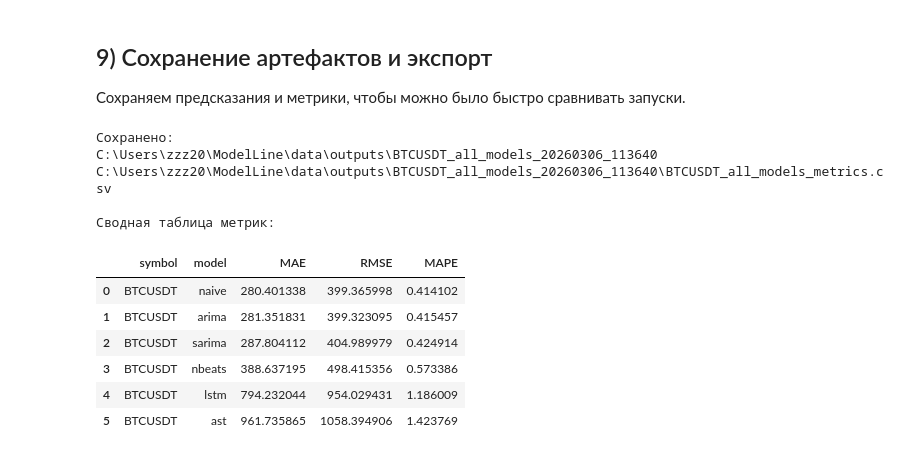
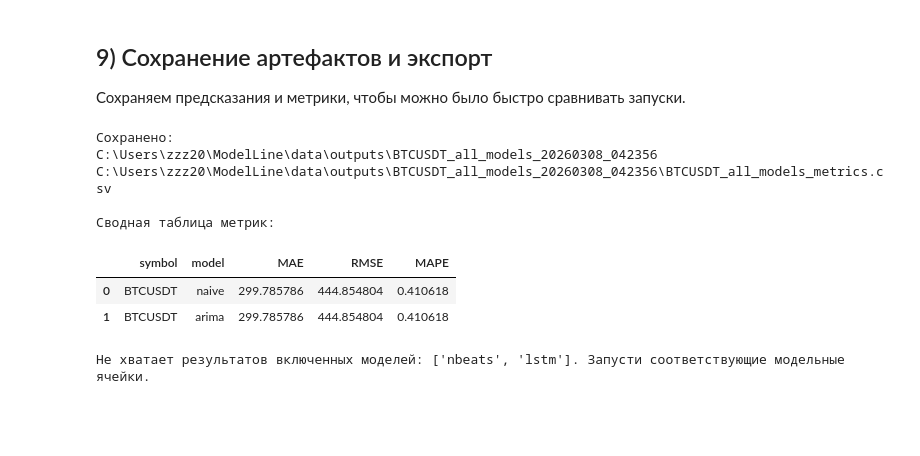
Before and after one commit to SHA-inc-unity/VKR_2026_ModelBase, a Jupyter notebook: timeseries_pipeline.ipynb, the cells around one changed output. Drawn from its saved outputs; the diff is of its cells as text; code cells hidden in the pictures; blank space fills up the shorter version.

```diff
--- a/timeseries_pipeline.ipynb
+++ b/timeseries_pipeline.ipynb
@@ -50,6 +50,18 @@ run_arima_gridsearchcv_native_pipeline = _mb.run_arima_gridsearchcv_native_pipel
 run_sarima_gridsearchcv_native_pipeline = _mb.run_sarima_gridsearchcv_native_pipeline
 run_nbeats_gridsearchcv_native_pipeline = _mb.run_nbeats_gridsearchcv_native_pipeline
 
+# Inference-only API: fit в модельных блоках, predict в weekly-блоке (#8.1).
+fit_naive_inference_model = _mb.fit_naive_inference_model
+predict_naive_inference = _mb.predict_naive_inference
+fit_arima_inference_model = _mb.fit_arima_inference_model
+predict_arima_inference = _mb.predict_arima_inference
+fit_sarima_inference_model = _mb.fit_sarima_inference_model
+predict_sarima_inference = _mb.predict_sarima_inference
+fit_nbeats_inference_model = _mb.fit_nbeats_inference_model
+predict_nbeats_inference = _mb.predict_nbeats_inference
+fit_lstm_inference_model = _mb.fit_lstm_inference_model
+predict_lstm_inference = _mb.predict_lstm_inference
+
 pd.set_option('display.max_columns', 50)
 pd.set_option('display.width', 160)
 sns.set_theme(style='whitegrid')
@@ -57,7 +69,7 @@ sns.set_theme(style='whitegrid')
 CONFIG = DataConfig(
     base_url='https://api.bybit.com',
     interval='60',
-    bars=1000,
+    bars=6000,
     target_col='close',
     date_col='timestamp',
     test_ratio=0.2,
@@ -163,12 +193,31 @@ ARIMA_ORDER = (1, 1, 1)
 SARIMA_ORDER = (1, 1, 0)
 SARIMA_SEASONAL_ORDER = (1, 1, 1, 24)
 
+# Глобальные флаги включения моделей
+NAIVE_ENABLED = True
+ARIMA_ENABLED = True
+SARIMA_ENABLED = False
+AST_ENABLED = False
+NBEATS_ENABLED = True
+LSTM_ENABLED = True
+
+MODEL_FLAGS = {
+    'naive': NAIVE_ENABLED,
+    'arima': ARIMA_ENABLED,
+    'sarima': SARIMA_ENABLED,
+    'ast': AST_ENABLED,
+    'nbeats': NBEATS_ENABLED,
+    'lstm': LSTM_ENABLED,
+}
+
 train = datasets[RUN_SYMBOL]['train']
 test = datasets[RUN_SYMBOL]['test']
 full = datasets[RUN_SYMBOL]['full']
 
 ALL_RESULTS = {}
+TRAINED_MODELS = {}
 
 print(f'Готово к запуску моделей для {RUN_SYMBOL}')
+print('Активные модели:', [m for m, enabled in MODEL_FLAGS.items() if enabled])
 # %% [output]
 Готово к запуску моделей для BTCUSDT
@@ -1110,45 +1038,43 @@ Weekly-детализация (цветовая + баллы):
 symbol_for_save = RUN_SYMBOL if 'RUN_SYMBOL' in globals() else 'UNKNOWN'
 
 if 'ALL_RESULTS' not in globals() or len(ALL_RESULTS) == 0:
     raise RuntimeError('Нет результатов. Сначала запусти модельные ячейки naive, arima, sarima, ast, nbeats, lstm.')
 
-# Подхватываем последний запуск модели, если она ещё не в реестре
+# Подхватываем последний запуск модели, если она еще не в реестре
 if 'RUN_MODEL' in globals() and 'model_metrics' in globals() and 'pred_df' in globals() and RUN_MODEL not in ALL_RESULTS:
     ALL_RESULTS[RUN_MODEL] = {
         'metrics': model_metrics,
         'pred_df': pred_df.copy(),
         'symbol': symbol_for_save,
     }
 
 run_dir, metrics_path, metrics_df = export_all_results(
     output_dir=OUTPUT_DIR,
     symbol=symbol_for_save,
     full_series=full,
     all_results=ALL_RESULTS,
- )
+)
 
 print('Сохранено:')
 print(run_dir.resolve())
 print(metrics_path.resolve())
 print('\nСводная таблица метрик:')
 display(metrics_df)
 
-missing_models = [m for m in ['naive', 'arima', 'sarima', 'ast', 'nbeats', 'lstm'] if m not in ALL_RESULTS]
+enabled_list = [m for m, enabled in MODEL_FLAGS.items() if enabled] if 'MODEL_FLAGS' in globals() else ['naive', 'arima', 'sarima', 'ast', 'nbeats', 'lstm']
+missing_models = [m for m in enabled_list if m not in ALL_RESULTS]
 if missing_models:
-    print(f"\nНе хватает результатов моделей: {missing_models}. Запусти соответствующие модельные ячейки.")
+    print(f"\nНе хватает результатов включенных моделей: {missing_models}. Запусти соответствующие модельные ячейки.")
 # %% [output]
 Сохранено:
-C:\Users\zzz20\ModelLine\data\outputs\BTCUSDT_all_models_20260306_113640
-C:\Users\zzz20\ModelLine\data\outputs\BTCUSDT_all_models_20260306_113640\BTCUSDT_all_models_metrics.csv
+C:\Users\zzz20\ModelLine\data\outputs\BTCUSDT_all_models_20260308_042356
+C:\Users\zzz20\ModelLine\data\outputs\BTCUSDT_all_models_20260308_042356\BTCUSDT_all_models_metrics.csv
 
 Сводная таблица метрик:
 |  | symbol | model | MAE | RMSE | MAPE |
-| 0 | BTCUSDT | naive | 280.401338 | 399.365998 | 0.414102 |
-| 1 | BTCUSDT | arima | 281.351831 | 399.323095 | 0.415457 |
-| 2 | BTCUSDT | sarima | 287.804112 | 404.989979 | 0.424914 |
-| 3 | BTCUSDT | nbeats | 388.637195 | 498.415356 | 0.573386 |
-| 4 | BTCUSDT | lstm | 794.232044 | 954.029431 | 1.186009 |
-| 5 | BTCUSDT | ast | 961.735865 | 1058.394906 | 1.423769 |
+| 0 | BTCUSDT | naive | 299.785786 | 444.854804 | 0.410618 |
+| 1 | BTCUSDT | arima | 299.785786 | 444.854804 | 0.410618 |
+Не хватает результатов включенных моделей: ['nbeats', 'lstm']. Запусти соответствующие модельные ячейки.
 # %%
 import importlib, model_baselines, inspect
 print('module file:', model_baselines.__file__)
```
Also changed, not shown: parts of 14 cells of this notebook, 49 other files.
